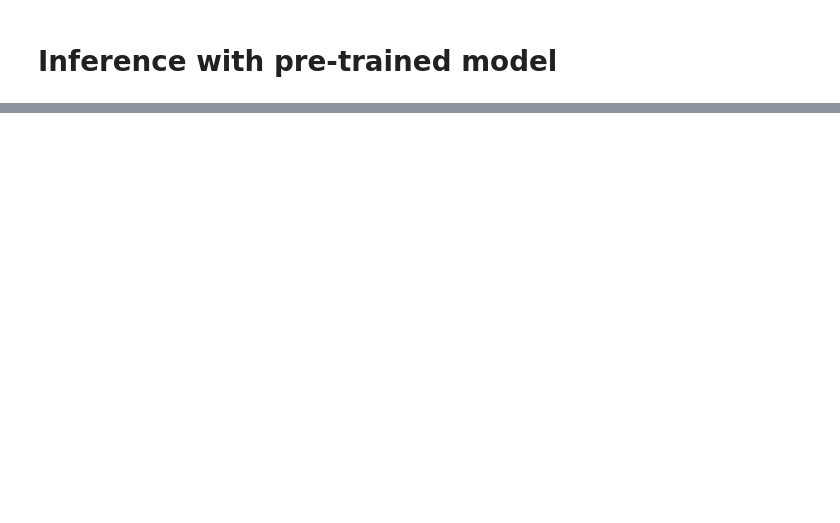
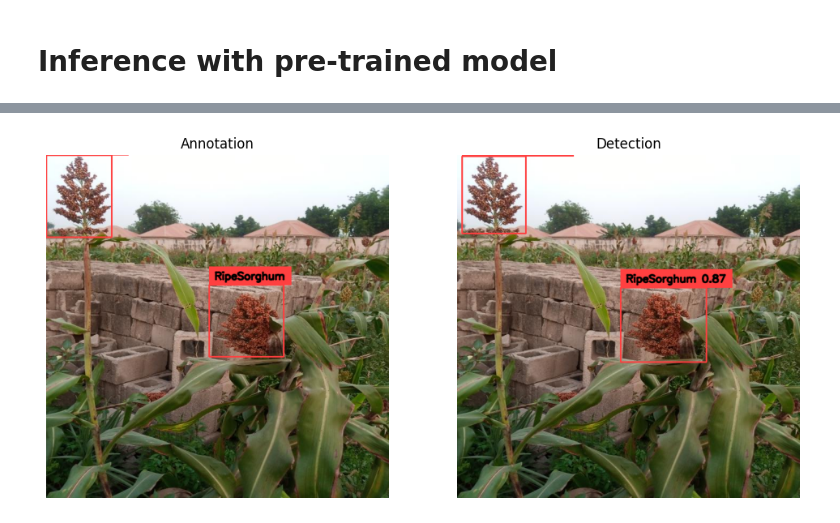
Before and after one commit to fernandoseara/RF-DETR-AgriVision, a Jupyter notebook: src/explore.ipynb, the cells around one changed output, grey strips where cells are left out. Cells and saved outputs as stored; diff of their text form; code cells hidden in the pictures; blank space fills up the shorter version.

```diff
--- a/src/explore.ipynb
+++ b/src/explore.ipynb
@@ -106,3 +186,46 @@ sv.plot_images_grid(images=detections_images, grid_size=(7, 4))
+# %%
+from rfdetr import RFDETRBase
+import supervision as sv
+from PIL import Image
+
+path, image, annotations = ds[0]
+image = Image.open(path)
+
+detections = model.predict(image, threshold=0.5)
+
+text_scale = sv.calculate_optimal_text_scale(resolution_wh=image.size)
+thickness = sv.calculate_optimal_line_thickness(resolution_wh=image.size)
+
+bbox_annotator = sv.BoxAnnotator(thickness=thickness)
+label_annotator = sv.LabelAnnotator(
+    text_color=sv.Color.BLACK,
+    text_scale=text_scale,
+    text_thickness=thickness,
+    smart_position=True)
+
+annotations_labels = [
+    f"{ds.classes[class_id]}"
+    for class_id
+    in annotations.class_id
+]
+
+detections_labels = [
+    f"{ds.classes[class_id]} {confidence:.2f}"
+    for class_id, confidence
+    in zip(detections.class_id, detections.confidence)
+]
+
+annotation_image = image.copy()
+annotation_image = bbox_annotator.annotate(annotation_image, annotations)
+annotation_image = label_annotator.annotate(annotation_image, annotations, annotations_labels)
+
+detections_image = image.copy()
+detections_image = bbox_annotator.annotate(detections_image, detections)
+detections_image = label_annotator.annotate(detections_image, detections, detections_labels)
+
+sv.plot_images_grid(images=[annotation_image, detections_image], grid_size=(1, 2), titles=["Annotation", "Detection"])
+# %% [output]
+[figure, added]
 # %%
 import supervision as sv
 from tqdm import tqdm
```
Also changed, not shown: parts of 9 cells of this notebook, 3 other files.
